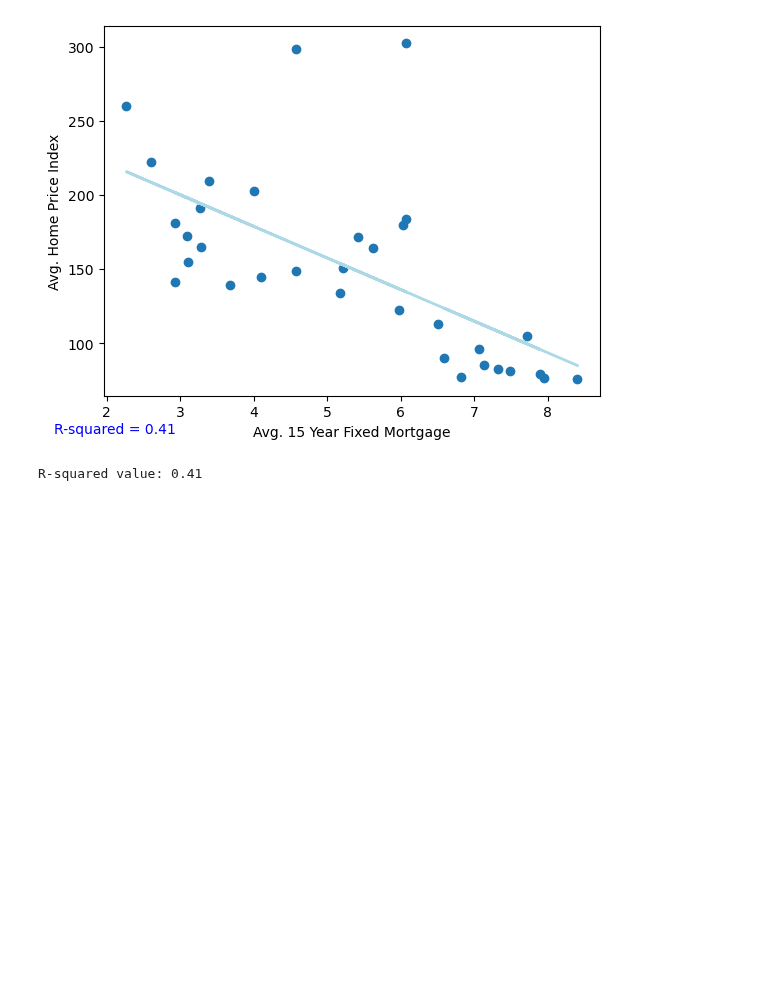
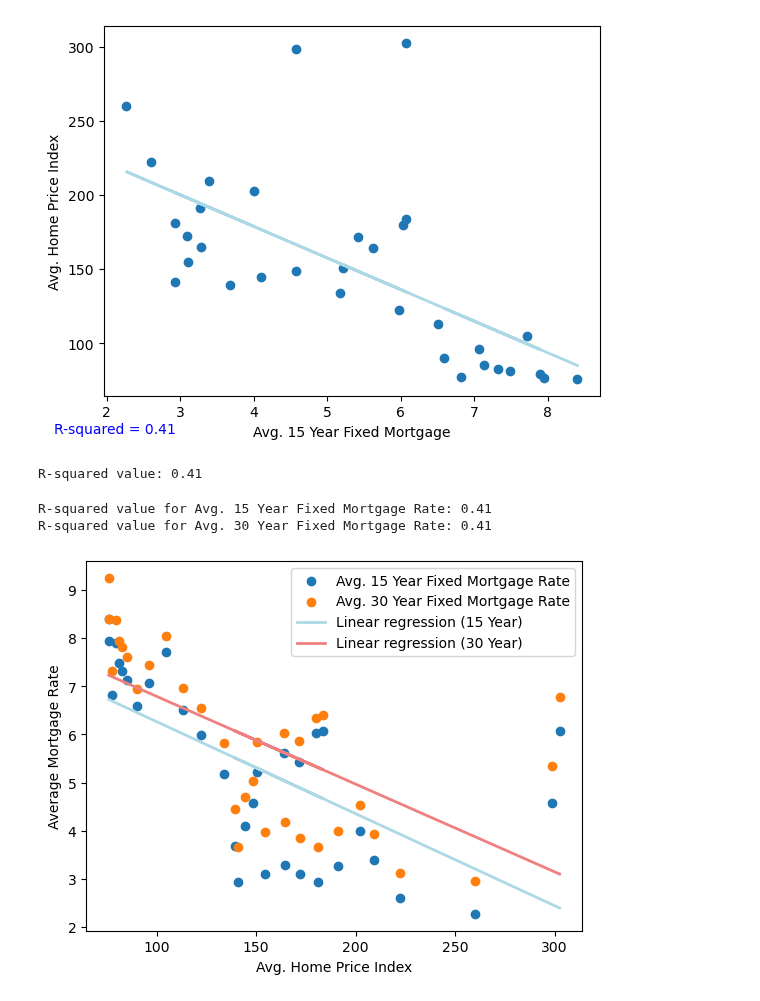
Before and after one commit to njlanger/Project1_Grp3, a Jupyter notebook: Adams/AdamsVS3.ipynb, the cells around one changed output. Saved outputs shown, nothing was run; the diff lists cells and outputs as text; code cells hidden in the pictures; blank space fills up the shorter version.

```diff
--- a/Adams/AdamsVS3.ipynb
+++ b/Adams/AdamsVS3.ipynb
@@ -159,3 +159,51 @@ print(f'R-squared value: {r2:.2f}')
 # %% [output]
 [figure]
 R-squared value: 0.41
+# %%
+# Plot Avg. 15 & 30 Years Fixed Mortgage versus Avg. Home Price Index
+
+# #Drop N/A Values
+new_df_cleaned = new_df.dropna(subset=["Avg. 15 Year Fixed Mortgage Rate", "Avg. 30 Year Fixed Mortgage Rate", "Avg. Home Price Index"])
+
+# Cleaned data
+X = new_df_cleaned.loc[:, "Avg. Home Price Index"].values.reshape(-1, 1)
+y_15_year = new_df_cleaned.loc[:, "Avg. 15 Year Fixed Mortgage Rate"].values
+y_30_year = new_df_cleaned.loc[:, "Avg. 30 Year Fixed Mortgage Rate"].values
+
+# Create fitting linear regression models
+model_15_year = LinearRegression()
+model_30_year = LinearRegression()
+model_15_year.fit(X, y_15_year)
+model_30_year.fit(X, y_30_year)
+
+# Predicting with the models
+y_pred_15_year = model_15_year.predict(X)
+y_pred_30_year = model_30_year.predict(X)
+
+#Calculate R-squared for 15 & 30
+r2_15_year = r2_score(y_15_year, y_pred_15_year)
+r2_30_year = r2_score(y_30_year, y_pred_30_year)
+
+# Scatter plots
+plt.scatter(X, y_15_year, label='Avg. 15 Year Fixed Mortgage Rate', marker='o')
+plt.scatter(X, y_30_year, label='Avg. 30 Year Fixed Mortgage Rate', marker='o')
+
+# Plotting the regression lines
+plt.plot(X, y_pred_15_year, color='lightblue', linewidth=2, label='Linear regression (15 Year)')
+plt.plot(X, y_pred_30_year, color='lightcoral', linewidth=2, label='Linear regression (30 Year)')
+
+# Add labels and legend
+plt.xlabel('Avg. Home Price Index')
+plt.ylabel('Average Mortgage Rate')
+plt.legend()
+
+# Print R-squared for 15 % 30
+print(f'R-squared value for Avg. 15 Year Fixed Mortgage Rate: {r2_15_year:.2f}')
+print(f'R-squared value for Avg. 30 Year Fixed Mortgage Rate: {r2_30_year:.2f}')
+
+# print
+plt.show()
+# %% [output]
+R-squared value for Avg. 15 Year Fixed Mortgage Rate: 0.41
+R-squared value for Avg. 30 Year Fixed Mortgage Rate: 0.41
+[figure, added]
```
Also changed, not shown: parts of 2 cells of this notebook.
